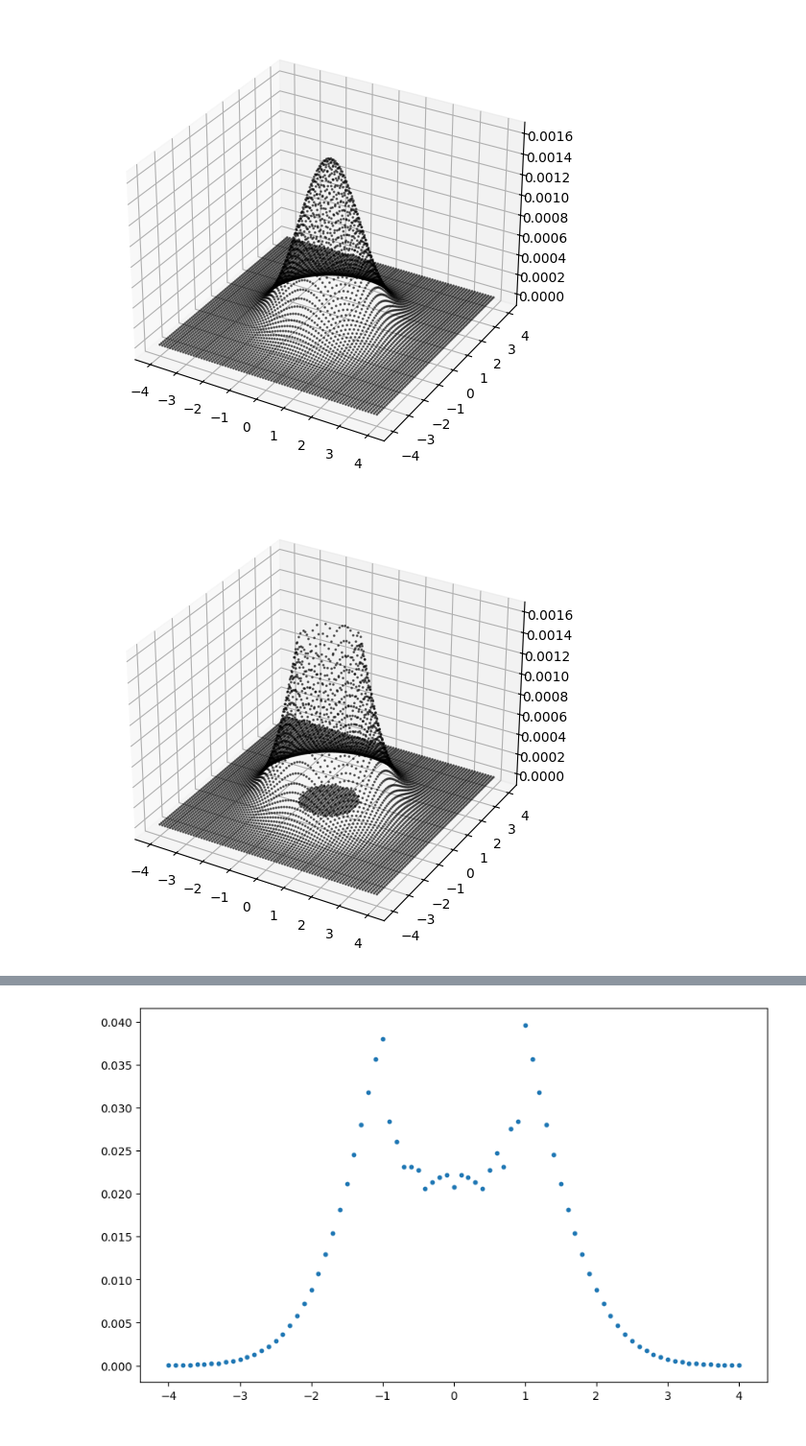
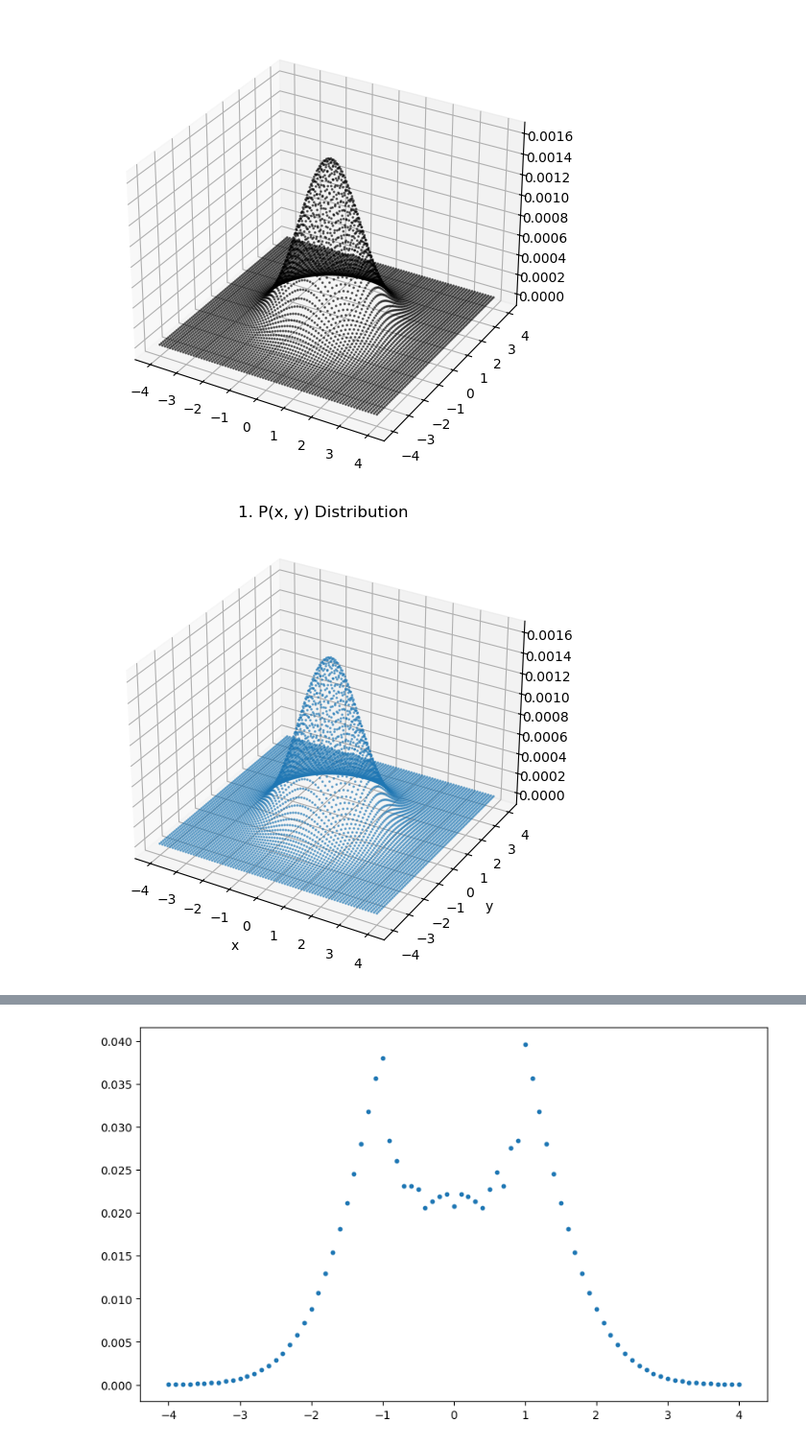
Before and after one commit to qingyun-tuberlin/Machine_Learning_I_II, a Jupyter notebook: exercise1/sheet01-programming.ipynb, the cells around one changed output, grey strips where cells are left out. Shown at 96% size. Saved outputs shown, nothing was run; the diff lists cells and outputs as text; code cells hidden in the pictures.

```diff
--- a/exercise1/sheet01-programming.ipynb
+++ b/exercise1/sheet01-programming.ipynb
@@ -84,10 +114,36 @@ solutions.s1a()
 ###
 # %% [output]
 [figure]
-# %%
-### REPLACE BY YOUR CODE
-import solutions
-solutions.s1b()
-###
-# %% [output]
-[figure, removed]
+# %%
+import numpy as np
+import matplotlib.pyplot as plt
+
+# 1. 建立网格
+step_size = 0.1
+x_vals = np.arange(-4, 4 + step_size, step_size)
+y_vals = np.arange(-4, 4 + step_size, step_size)
+X, Y = np.meshgrid(x_vals, y_vals)
+
+# 计算半径平方 R_sq
+R_sq = X**2 + Y**2
+
+# 计算非归一化概率 A(x, y)
+A = np.exp(-0.5 * R_sq)
+
+# 计算归一化常数 Z
+Z = np.sum(A)
+
+# --- 任务一：计算 P(x, y) 并绘图 ---
+P_xy = A / Z
+
+# 绘图 P(x, y)
+plt.figure(figsize=(12, 6))
+ax = plt.axes(projection='3d')
+ax.scatter(X,Y,P_xy,s=1,alpha=0.5)
+
+plt.title('1. P(x, y) Distribution')
+plt.xlabel('x')
+plt.ylabel('y')
+plt.show()
+# %% [output]
+[figure, added]
```
Also changed, not shown: parts of 39 cells of this notebook, 8 other files.
